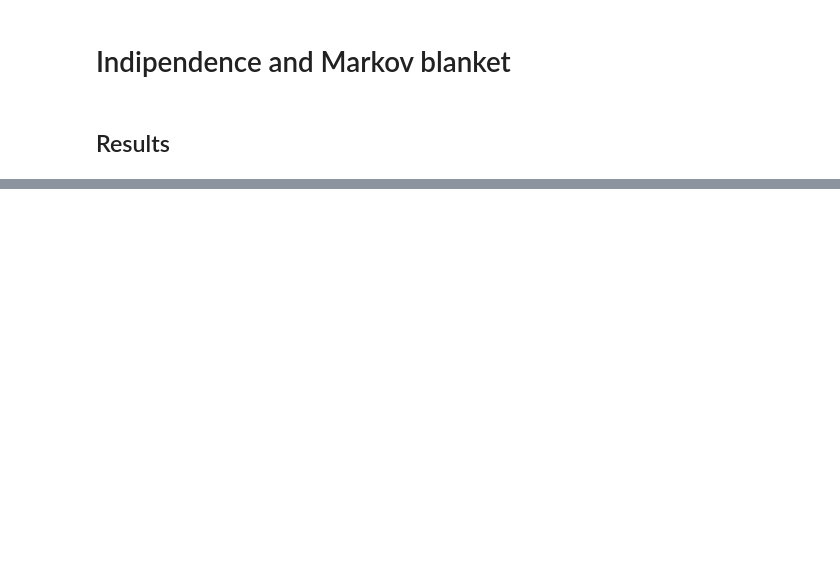
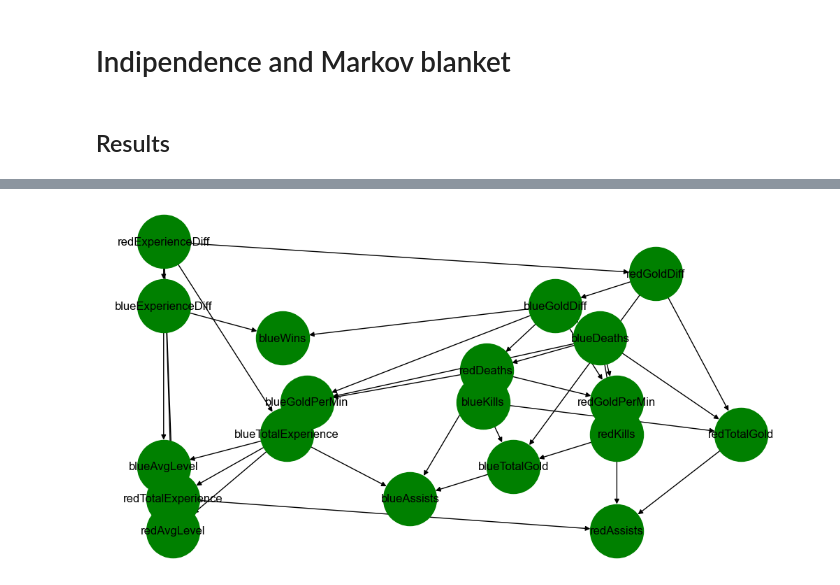
Before and after one commit to elements72/FAIKR-M3, a Jupyter notebook: lol.ipynb, the cells around one changed output, grey strips where cells are left out. Drawn from its saved outputs; the diff is of its cells as text; code cells hidden in the pictures; blank space fills up the shorter version.

```diff
--- a/lol.ipynb
+++ b/lol.ipynb
@@ -353,0 +461,18 @@ draw_indipendencies("blueGoldDiff", manual_model)
+# %%
+correlation_matrix = data.corr()
+
+
+column_to_drop = []
+for column in correlation_matrix:
+    correlation_index = correlation_matrix[column].abs().sum() - 1
+
+    if correlation_index < 9:
+        column_to_drop.append(column)
+
+cleaned_data = data.drop(column_to_drop, axis=1)
+
+#cleaned_data.head()
+#cleaned_data.info()
+
+discretized_cleaned_dataset = discretize_complete(cleaned_data)
+discretized_cleaned_dataset.head()
@@ -353,0 +486,13 @@ draw_indipendencies("blueGoldDiff", manual_model)
+# %%
+estimator_complete = HillClimbSearch(discretized_cleaned_dataset)
+
+
+black_list_complete = [('blueWins', node) for node in discretized_cleaned_dataset.columns[:-1]]
+
+hillclimb_model_complete = estimator_complete.estimate(scoring_method=BDsScore(discretized_cleaned_dataset), black_list=black_list_complete, max_iter=2000)
+hillclimb_model_complete = BayesianNetwork(hillclimb_model_complete)
+draw_graph(hillclimb_model_complete)
+
+#ok?
+# %% [output]
+[figure, added]
```
Also changed, not shown: parts of 12 cells of this notebook.
